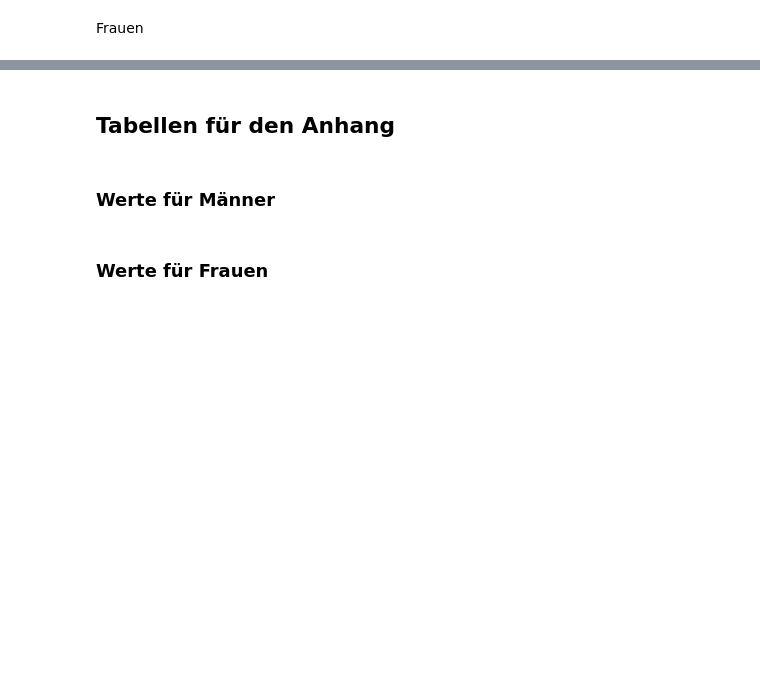
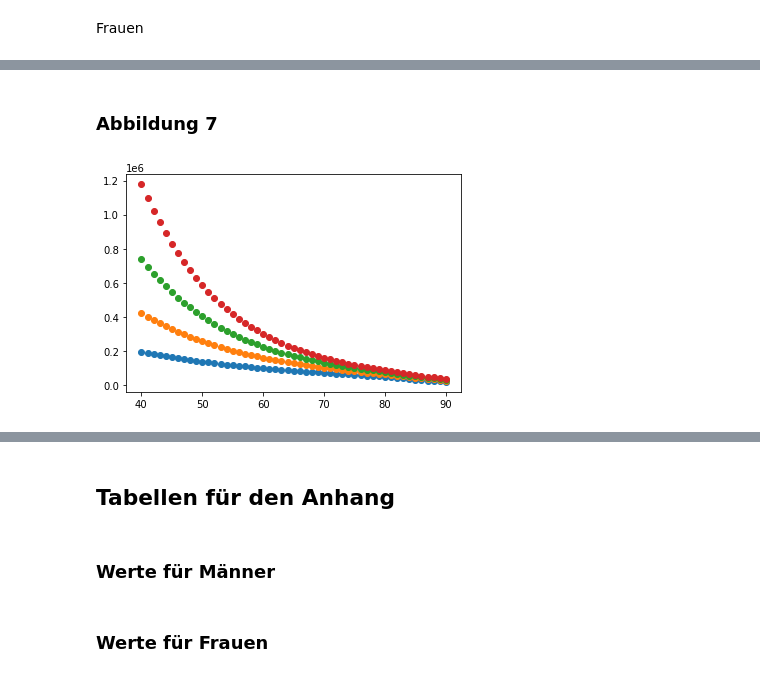
Before and after one commit to johannes-lorenz/Effective_Inheritance_Tax_Allowance, a Jupyter notebook: 1_code/calc_probs_general.ipynb, the cells around one changed output, grey strips where cells are left out. Drawn from its saved outputs; the diff is of its cells as text; code cells hidden in the pictures; blank space fills up the shorter version.

```diff
--- a/1_code/calc_probs_general.ipynb
+++ b/1_code/calc_probs_general.ipynb
@@ -231,7 +227,7 @@ def present_value_delay_male(Alter, BlockingPeriod, Freibetrag, zins, rendite, m
                 part_b = part_b + (Freibetrag * (1 + rendite) ** (BlockingPeriod * (l - z) + t) * death_prob_male(Alter, m + t + BlockingPeriod * l)) / ( (1 + zins) ** (m + t + BlockingPeriod * l) )
 
     for z in range(0, int(np.floor((112 - Alter - m) / BlockingPeriod)) + 1):
-        for t in range(0, np.mod(112 - Alter - m, BlockingPeriod)):
+        for t in range(0, np.mod(112 - Alter - m, BlockingPeriod) + 1):
             part_c = part_c + (Freibetrag * (1 + rendite) ** (BlockingPeriod * z + t) * death_prob_male(Alter, m + t + BlockingPeriod * int(np.floor((112 - Alter - m) / BlockingPeriod)))) / ( (1 + zins) ** (m + t + BlockingPeriod * int(np.floor((112 - Alter - m) / BlockingPeriod))) )
 
     return part_a + part_b + part_c + part_d
@@ -271,0 +293,25 @@ present_value_delay_female(50,10,400000,0,0.035,5)
+# %% [markdown]
+### Abbildung 7
+# %%
+x = []
+for alter in range(40, 91):
+    x.append(alter)
+y1 = []
+for alter in x:
+    y1.append(present_value_delay_male(alter, 10, 400000, 0, 0.035, 0) - present_value_delay_male(alter, 10, 400000, 0, 0.035, 1))
+y2 = []
+for alter in x:
+    y2.append(present_value_delay_male(alter, 10, 400000, 0, 0.052, 0) - present_value_delay_male(alter, 10, 400000, 0, 0.052, 1))
+y3 = []
+for alter in x:
+    y3.append(present_value_delay_male(alter, 10, 400000, 0, 0.064, 0) - present_value_delay_male(alter, 10, 400000, 0, 0.064, 1))
+y4 = []
+for alter in x:
+    y4.append(present_value_delay_male(alter, 10, 400000, 0, 0.074, 0) - present_value_delay_male(alter, 10, 400000, 0, 0.074, 1))
+plt.scatter(x, y1)
+plt.scatter(x, y2)
+plt.scatter(x, y3)
+plt.scatter(x, y4)
+plt.show()
+# %% [output]
+[figure, added]
```
Also changed, not shown: parts of 19 cells of this notebook, 8 other files.
